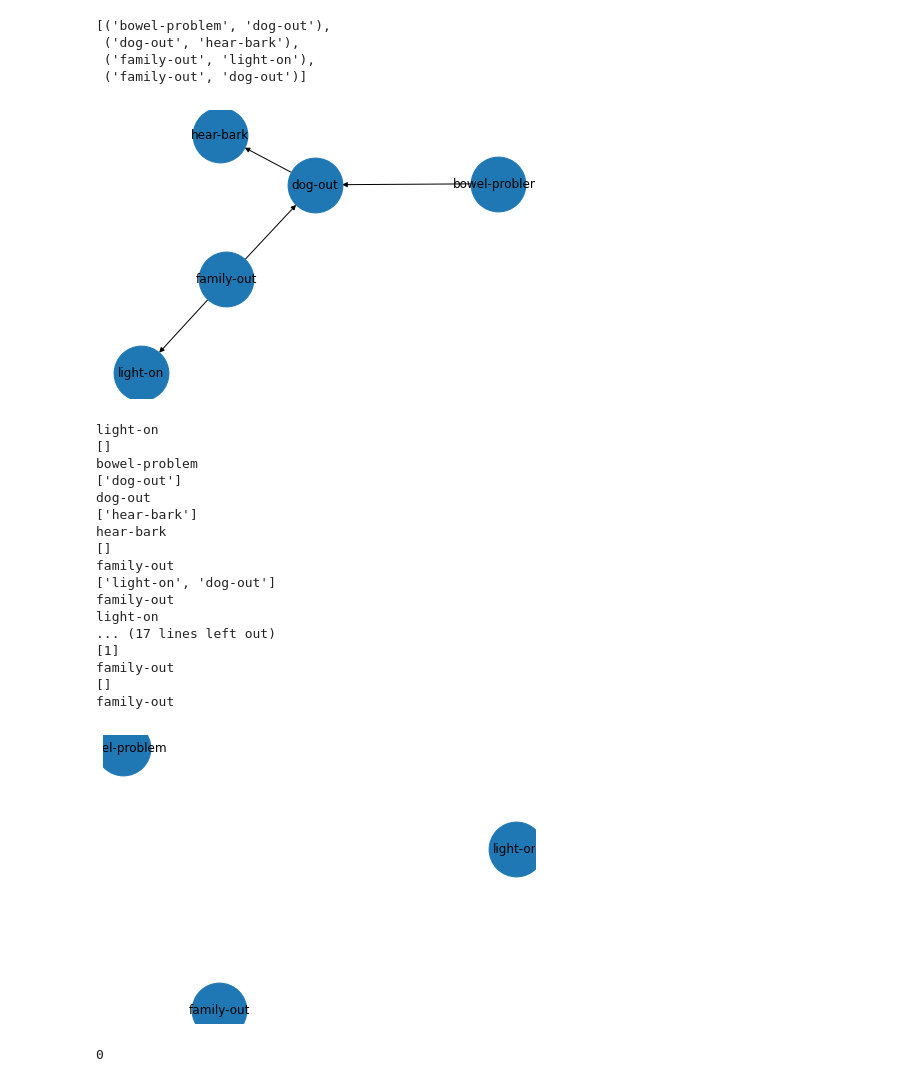
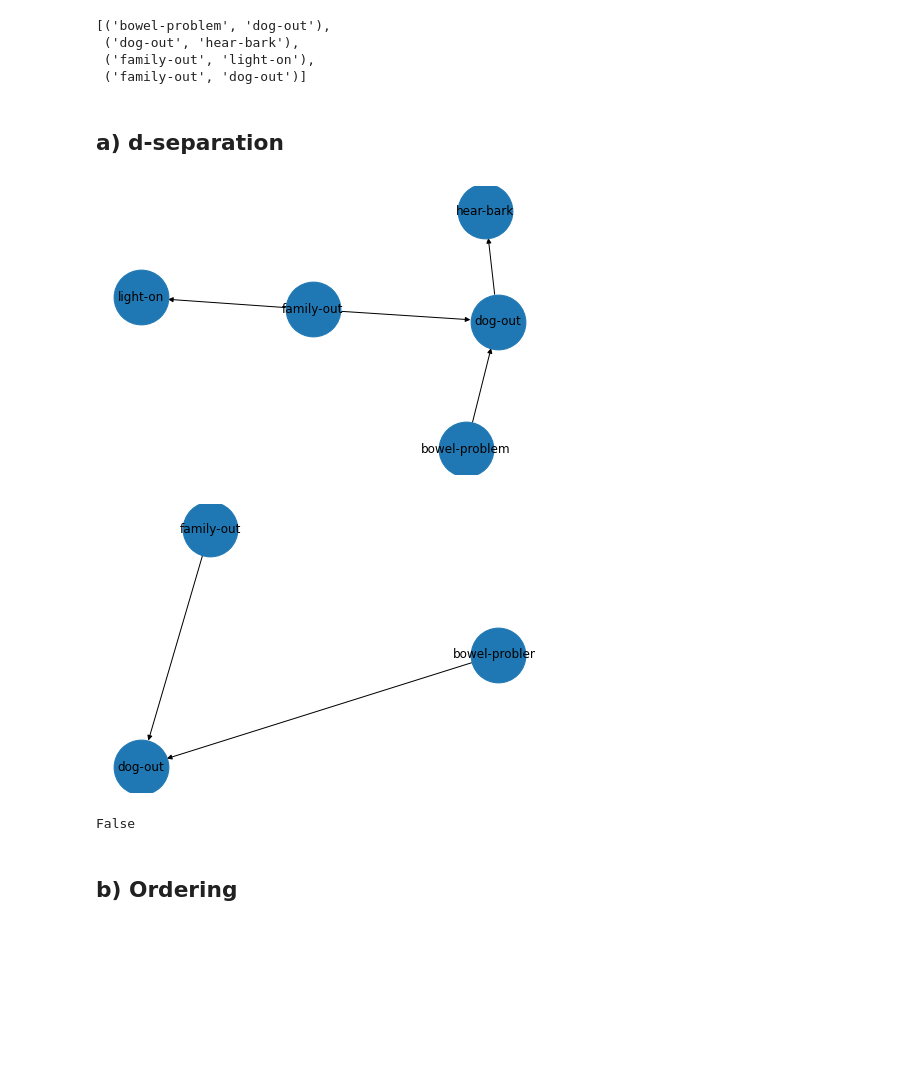
Before and after one commit to valbuc/KR-Project2, a Jupyter notebook: Task1.ipynb, the cells around one changed output. Saved outputs shown, nothing was run; the diff lists cells and outputs as text; code cells hidden in the pictures; blank space fills up the shorter version.

```diff
--- a/Task1.ipynb
+++ b/Task1.ipynb
@@ -43,67 +45,18 @@ dogproblem.get_all_edges()
  ('dog-out', 'hear-bark'),
  ('family-out', 'light-on'),
  ('family-out', 'dog-out')]
-# %%
-x = ['light-on']
-y = ['bowel-problem']
-z = ['family-out']
-xyz = x + y + z
-
-bn = copy.deepcopy(dogproblem)
-bn.draw_structure()
-continueiter = True
-while continueiter == True:
-    continueiter = False
-    for variable in dogproblem.get_all_variables():
-        print(variable)
-        children = [1]
-        try:
-            children = bn.get_children(variable)
-        except:
-            pass
-        print(children)
-        if len(children) == 0:
-            if variable not in xyz:
-                try:
-                    bn.del_var(variable)
-                except:
-                    pass
-                for edge in bn.get_all_edges():
-                    if variable in edge:
-                        bn.del_edge(edge)
-                continueiter = True
-    for variable in z:
-        print(variable)
-        for edge in bn.get_all_edges():
-            if edge[0] == variable:
-                bn.del_edge(edge)
-
-bn.draw_structure()
-
-connected = []
-for X in x:
-    for Y in y:
-        connected.append(nx.has_path(bn.get_interaction_graph(),X,Y))
-
-sum(connected)
-# %% [output]
-[figure, removed]
-light-on
-[]
-bowel-problem
-['dog-out']
-dog-out
-['hear-bark']
-hear-bark
-[]
-family-out
-['light-on', 'dog-out']
-family-out
-light-on
-... (17 lines left out)
-[1]
-family-out
-[]
-family-out
-[figure, removed]
-0
+# %% [markdown]
+## a) d-separation
+# %%
+reasoner = BNReasoner(dogproblem)
+# %%
+x = ['bowel-problem']
+y = ['family-out']
+z = ['dog-out']
+reasoner.d_separation(x, y, z)
+# %% [output]
+[figure, added]
+[figure, added]
+False
+# %% [markdown]
+## b) Ordering
```
Also changed, not shown: parts of 1 cell of this notebook, 2 other files.
